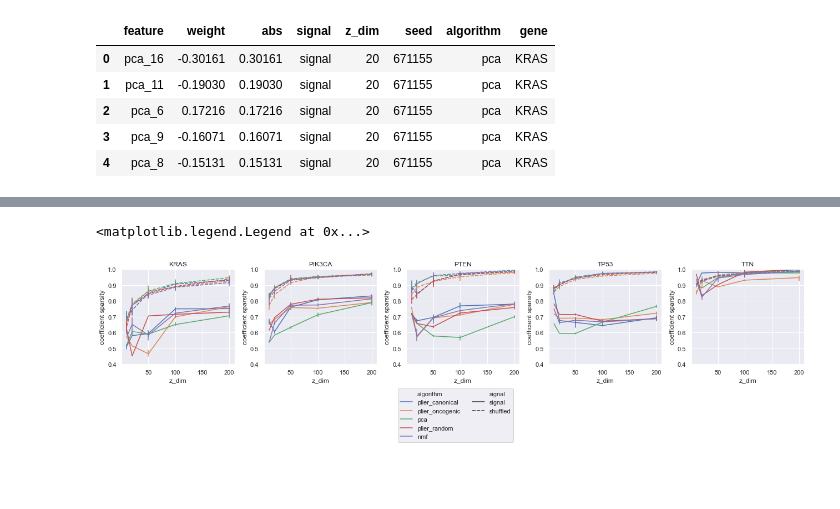
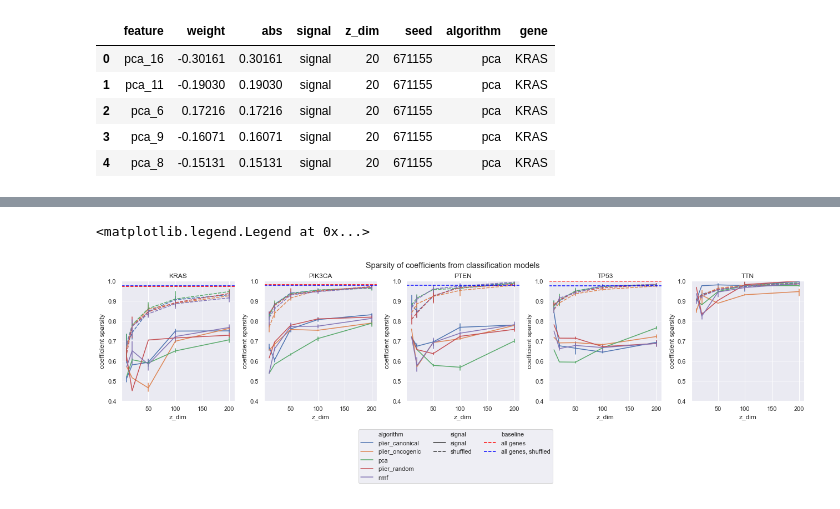
Before and after one commit to jjc2718/netreg, a Jupyter notebook: 5.analyze_plier_compression.ipynb, the cells around one changed output, grey strips where cells are left out. Saved outputs shown, nothing was run; the diff lists cells and outputs as text; code cells hidden in the pictures; blank space fills up the shorter version.

Commit message:
add baselines to coefficient plot and fix legend

```diff
--- a/5.analyze_plier_compression.ipynb
+++ b/5.analyze_plier_compression.ipynb
@@ -204,6 +207,7 @@ We also wanted to look at the sparsity of the coefficients in the final classifi
 import os
 import pandas as pd
 import matplotlib.pyplot as plt
+import matplotlib.lines as mlines
 import seaborn as sns
 
 import config as cfg
@@ -214,6 +218,8 @@ pathway_dirs = ['canonical_pathways', 'oncogenic_pathways', 'random_pathways']
 genes = ['KRAS', 'PIK3CA', 'PTEN', 'TP53', 'TTN']
 
 coef_df = None
+raw_coef_df = None
+
 for pathway_dir in pathway_dirs:
     for gene in genes:
         coef_file = os.path.join(cfg.results_dir,
@@ -230,6 +236,19 @@ for pathway_dir in pathway_dirs:
         else:
             coef_df = pd.concat((coef_df, df))
 
+        if pathway_dir == 'canonical_pathways':
+            raw_coef_file = os.path.join(cfg.results_dir,
+                                         pathway_dir,
+                                         'mutation',
+                                         gene,
+                                         '{}_raw_coefficients.tsv.gz'.format(gene))
+            raw_df = pd.read_csv(raw_coef_file, sep='\t')
+            raw_df.drop(columns=['abs', 'z_dim', 'seed', 'algorithm'], inplace=True)
+            if raw_coef_df is None:
+                raw_coef_df = raw_df
+            else:
+                raw_coef_df = pd.concat((raw_coef_df, raw_df))
+
 coef_df.head()
 # %% [output]
 |  | feature | weight | abs | signal | z_dim | seed | algorithm | gene |
@@ -242,35 +270,67 @@ coef_df.head()
 sns.set()
 fig, axarr = plt.subplots(1, len(genes))
 fig.set_figwidth(18)
-fig.set_figheight(5)
+fig.set_figheight(6)
 
 for ix, gene in enumerate(genes):
+
+    # plot sparsity of compressed models for the given gene
     df = coef_df[coef_df['gene'] == gene]
     sparsity_df = (
         df.drop(columns=['gene', 'feature', 'abs'])
           .groupby(['algorithm', 'signal', 'seed', 'z_dim'])
           .agg(lambda x: x.eq(0).sum() / x.count())
           .reset_index()
           .rename({'weight': 'sparsity'}, axis='columns')
           .sort_values(by='signal', ascending=False)
     )
     ax = axarr[ix]
     sns.lineplot(data=sparsity_df, x='z_dim', y='sparsity', hue='algorithm',
                  style='signal', err_style='bars', ax=ax)
     ax.set_ylabel('coefficient sparsity')
     ax.set_ylim((0.4, 1.0))
     ax.get_legend().remove()
     ax.set_title(gene)
     if ix == len(genes)-1:
         handles, labels = ax.get_legend_handles_labels()
 
+    # plot raw coefficient baselines as horizontal lines, for the given gene
+    raw_df = raw_coef_df[raw_coef_df['gene'] == gene]
+    raw_sparsity_df = (
+        raw_df.drop(columns=['gene'])
+              .groupby(['signal'])
+              .agg(lambda x: x.eq(0).sum() / x.count())
+              .reset_index()
+              .rename({'weight': 'sparsity'}, axis='columns')
+              .sort_values(by='signal', ascending=False)
+    )
+    raw_sparsity = raw_sparsity_df[raw_sparsity_df['signal'] == 'signal']['sparsity'].values[0]
+    shuffled_sparsity = raw_sparsity_df[raw_sparsity_df['signal'] == 'shuffled']['sparsity'].values[0]
+    ax.axhline(y=raw_sparsity, color='blue', linestyle='--', label='all genes')
+    ax.axhline(y=shuffled_sparsity, color='red', linestyle='--', label='all genes, shuffled')
+
+fig.suptitle('Sparsity of coefficients from classification models')
 plt.tight_layout(h_pad=2)
-fig.subplots_adjust(bottom=0.45)
+fig.subplots_adjust(top=0.9, bottom=0.4)
 labels.insert(9, '')
 handles.insert(9, handles[0])
 labels.insert(10, '')
 handles.insert(10, handles[0])
-plt.figlegend(handles, labels, loc='lower center', bbox_to_anchor=(0.5, 0.025), ncol=2)
+labels.insert(11, '')
+handles.insert(11, handles[0])
+labels.insert(12, 'baseline')
+handles.insert(12, handles[0])
+labels.insert(13, 'all genes')
+handles.insert(13, mlines.Line2D([], [], color='blue', ls='--'))
+labels.insert(14, 'all genes, shuffled')
+handles.insert(13, mlines.Line2D([], [], color='red', ls='--'))
+labels.insert(15, '')
+handles.insert(15, handles[0])
+labels.insert(16, '')
+handles.insert(16, handles[0])
+labels.insert(17, '')
+handles.insert(17, handles[0])
+plt.figlegend(handles, labels, loc='lower center', bbox_to_anchor=(0.5, 0.025), ncol=3)
 # %% [output]
 <matplotlib.legend.Legend at 0x...>
-[figure, old version]
+[figure, new version]
```
Also changed, not shown: parts of 3 cells of this notebook.
